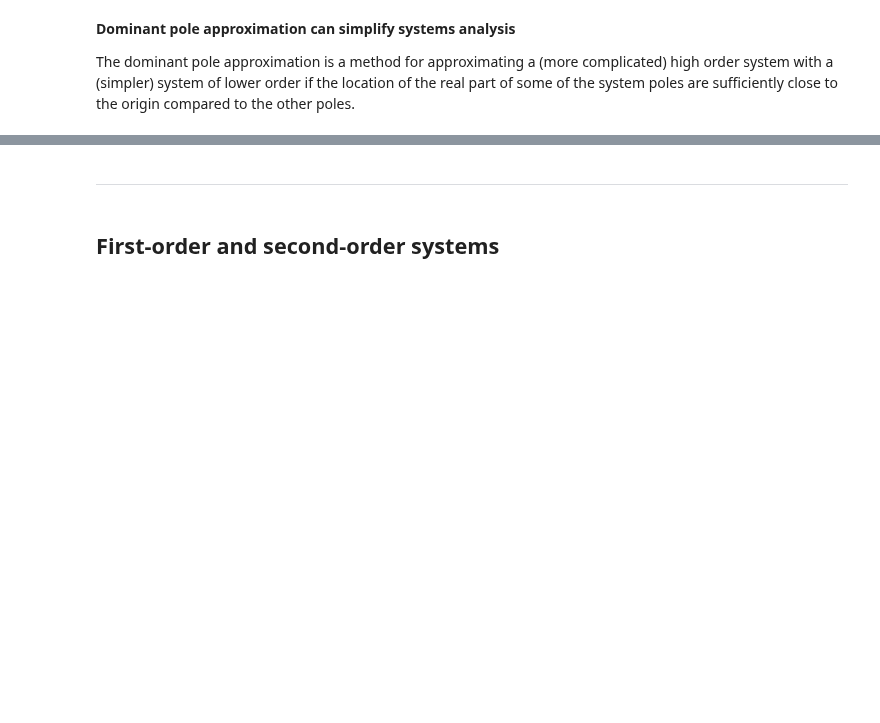
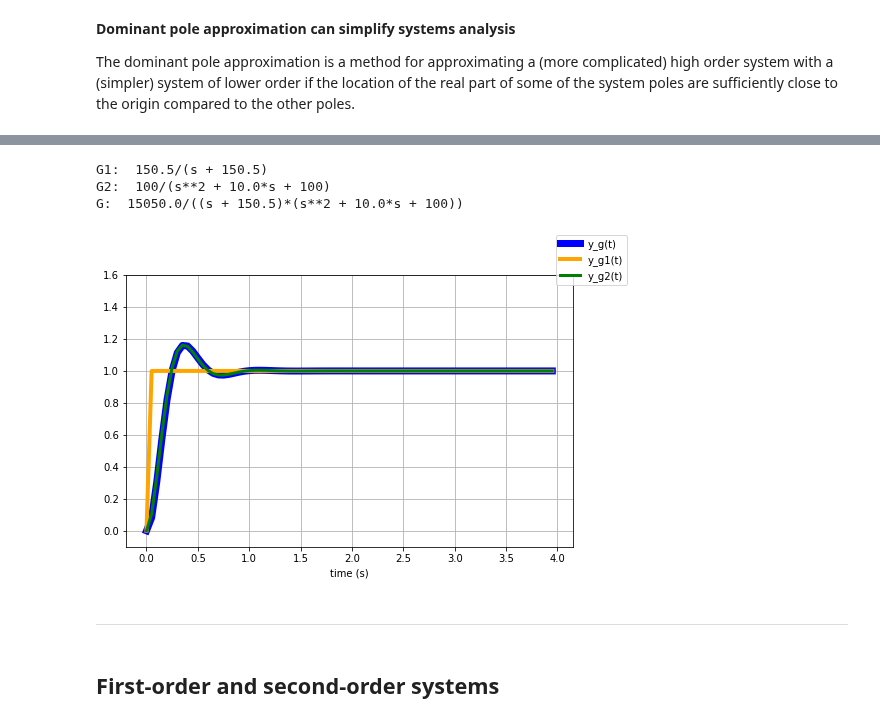
Before and after one commit to andreamunafo/classical_control_theory, a Jupyter notebook: 05_System_response.ipynb, the cells around one changed output, grey strips where cells are left out. Saved outputs shown, nothing was run; the diff lists cells and outputs as text; code cells hidden in the pictures; blank space fills up the shorter version.

```diff
--- a/05_System_response.ipynb
+++ b/05_System_response.ipynb
@@ -402,3 +451,32 @@ The dominant pole approximation is a method for approximating a (more complicate
+# %%
+G1 = 150.5/(s + 150.5)
+print('G1: ', G1)
+
+zeta, w_n = 0.5, 10
+G2 = w_n**2/(s**2 + 2*zeta*w_n*s + w_n**2)
+print('G2: ', G2)
+
+G = G1*G2
+print('G: ', G)
+# %% [output]
+G1:  150.5/(s + 150.5)
+G2:  100/(s**2 + 10.0*s + 100)
+G:  15050.0/((s + 150.5)*(s**2 + 10.0*s + 100))
+# %%
+fig, ax = plt.subplots(1,1,figsize=(8,5))
+
+time = np.arange(0, 4, 0.05)
+
+ax.plot(time, evaluate(invL(G*1/s), time),  linewidth=7, color = 'blue')
+ax.plot(time, evaluate(invL(G1*1/s), time), linewidth=4, color = 'orange')
+ax.plot(time, evaluate(invL(G2*1/s), time), linewidth=3, color = 'green')
+
+ax.set_ylim(-.1, 1.6)
+ax.set_xlabel('time (s)')
+ax.grid()
+fig.legend(['y_g(t)', 'y_g1(t)', 'y_g2(t)']);
+# %% [output]
+[figure, added]
 # %% [markdown]
 --------------------
 # %% [markdown]
```
Also changed, not shown: parts of 19 cells of this notebook, 9 other files.
